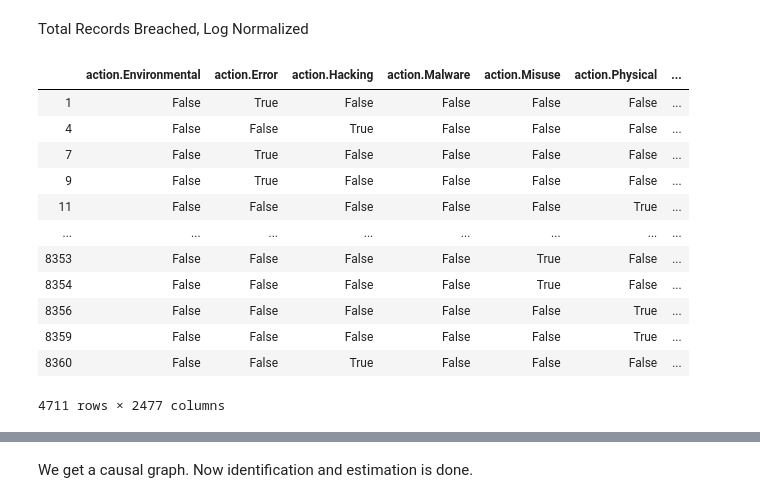
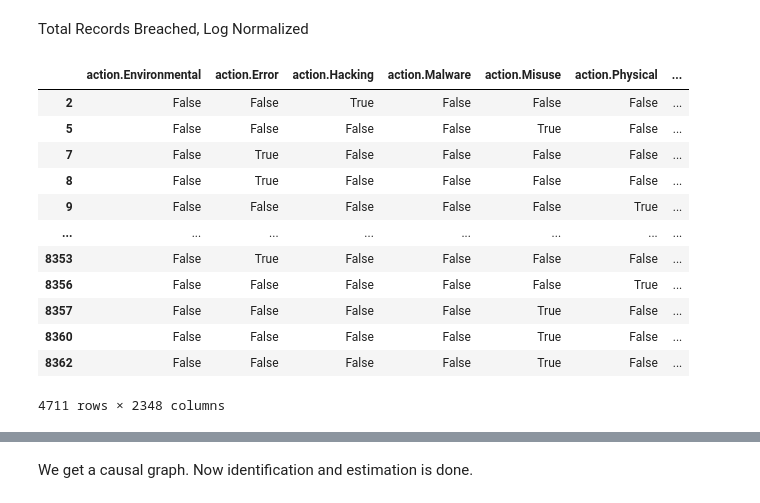
Before and after one commit to ethanpaek/CloudBleed_Project_2019, a Jupyter notebook: vcdb_parse.ipynb, the cells around one changed output, grey strips where cells are left out. Cells and saved outputs as stored; diff of their text form; code cells hidden in the pictures.

```diff
--- a/vcdb_parse.ipynb
+++ b/vcdb_parse.ipynb
@@ -7,8 +10,7 @@ from verispy import VERIS
 [Source for VERISPY + Useful README](https://github.com/RiskLens/verispy)
 # %%
 DATA_DIR ="./data/validated"
-v = VERIS(json_dir=DATA_DIR,schema_url='https://raw.githubusercontent.com/vz-risk/VCDB/master/vcdb-merged.json' ,verbose=True)
-
+v = VERIS(json_dir=DATA_DIR)
 vdf = v.json_to_df(keep_raw=True)
 print(vdf.shape)
 # %% [output]
@@ -74,24 +29,53 @@ plt.hist(np.log(vdf_loss["records_lost"]), bins = 25, align='mid', width=.5)
+# %%
+# f, ax = plt.subplots(figsize=(7, 3), sharex=True)
+
+vdf.rename(columns={'attribute.confidentiality.data_total': 'records_lost'}, inplace=True)
+vdf['action.Bugs'] = vdf['action.Hacking'] | vdf['action.Malware']
+vdf
+# vdf.assign('action.Bugs')
+# vdf = vdf.sample(1000)
+# sns.catplot(y='records_lost', data=vdf, kind="violin")
+
+# adf=pd.Series()
+
+vdf_loss = vdf.dropna(subset=["records_lost"])
+
+# vdf_loss['records_lost']
+# print(v.enum_summary(vdf_loss, 'records_lost')
+# sns.catplot(y=vdf_loss['records_lost'], orient="h", kind="violin")
 # %% [markdown]
 Total Records Breached, Log Normalized
-# %%
-vdf_final = vdf_loss.join(v.raw_df['victim.employee_count'])
-vdf_final
-# %% [output]
-|  | action.Environmental | action.Error | action.Hacking | action.Malware | action.Misuse | action.Physical | ... |
-| 1 | False | True | False | False | False | False | ... |
-| 4 | False | False | True | False | False | False | ... |
-| 7 | False | True | False | False | False | False | ... |
-| 9 | False | True | False | False | False | False | ... |
-| 11 | False | False | False | False | False | True | ... |
-| ... | ... | ... | ... | ... | ... | ... | ... |
-| 8353 | False | False | False | False | True | False | ... |
-| 8354 | False | False | False | False | True | False | ... |
-| 8356 | False | False | False | False | False | True | ... |
-| 8359 | False | False | False | False | False | True | ... |
-| 8360 | False | False | True | False | False | False | ... |
-4711 rows × 2477 columns
+# %%
+# for a in cst.ACTIONS:
+#     adf[a] = vdf_loss[vdf_loss[a]==True]
+
+# adf['action.Environmental']
+# adf['action.Hacking']['records_lost']
+# # plt.hist(adf['action.Hacking']['records_lost'])
+# plt.setscale("log")
+# print(adf[cst.ACTIONS])
+# sns.distplot(adf[cst.ACTIONS]['records_lost'])?
+
+vdf_final = vdf_loss.copy()
+print()
 # %%
-def assign_bugs(row):
-    return row['action.Malware'] | row['action.Hacking']
-
-vdf_final['action.Bugs'] = vdf_final.apply(assign_bugs, axis=1)
+# def assign_bugs(row):
+#     return row.loc['action.Malware'] | row['action.Hacking']
+# vdf_final[{'action.Malware', 'action.Hacking'}]
+# vdf_final.assign('action.Bugs' = lambda x: x['action.Hacking'] | x['action.Bugs'])
+# vdf_final[vdf[{'action.Hacking', 'action.Malware'}]==True].index
+vdf_final
+# %% [output]
+|  | action.Environmental | action.Error | action.Hacking | action.Malware | action.Misuse | action.Physical | ... |
+| 2 | False | False | True | False | False | False | ... |
+| 5 | False | False | False | False | True | False | ... |
+| 7 | False | True | False | False | False | False | ... |
+| 8 | False | True | False | False | False | False | ... |
+| 9 | False | False | False | False | False | True | ... |
+| ... | ... | ... | ... | ... | ... | ... | ... |
+| 8353 | False | True | False | False | False | False | ... |
+| 8356 | False | False | False | False | False | True | ... |
+| 8357 | False | False | False | False | True | False | ... |
+| 8360 | False | False | False | False | True | False | ... |
+| 8362 | False | False | False | False | True | False | ... |
+4711 rows × 2348 columns
```
Also changed, not shown: parts of 19 cells of this notebook, 3 other files.
